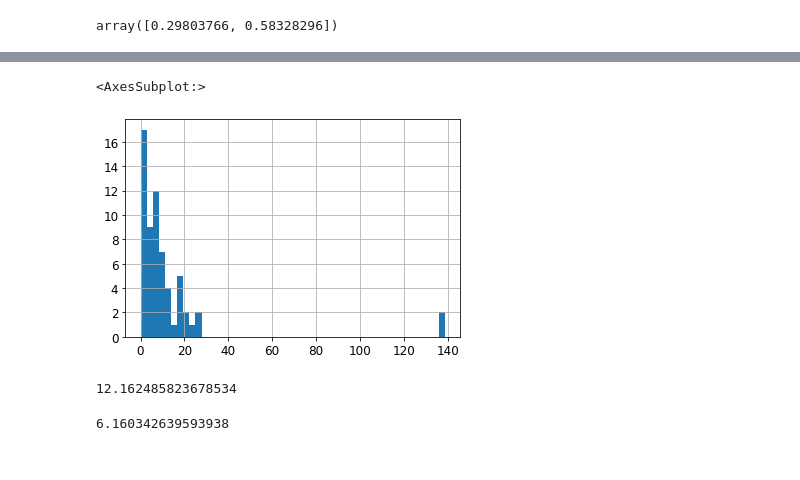
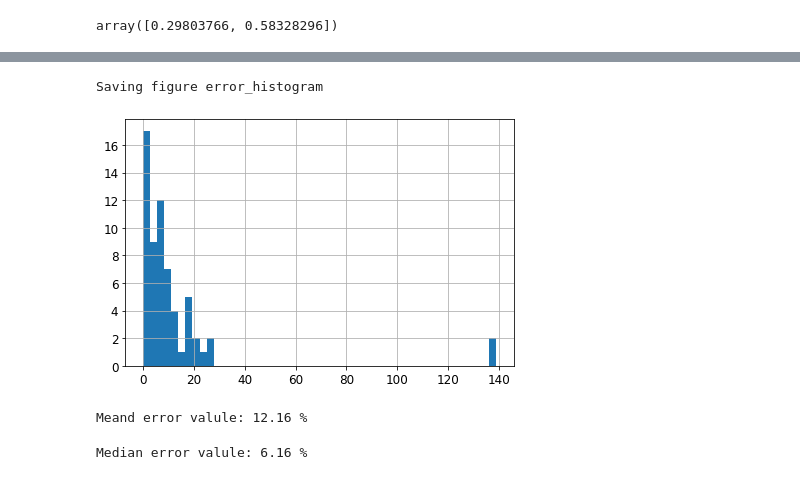
Before and after one commit to dujest/yacht-resistance, a Jupyter notebook: yacht_resistance_prediction.ipynb, the cells around one changed output, grey strips where cells are left out. Drawn from its saved outputs; the diff is of its cells as text; code cells hidden in the pictures.

Commit message:
error table updated

```diff
--- a/yacht_resistance_prediction.ipynb
+++ b/yacht_resistance_prediction.ipynb
@@ -782,13 +776,14 @@ pd.DataFrame(error_table, columns=["Predicted values", "Correct values", "Error
 # %%
 error_percentage.hist(bins=50)
+save_fig("error_histogram")
 # %% [output]
-<AxesSubplot:>
+Saving figure error_histogram
-[figure, old version]
+[figure, new version]
-# %%
-error_percentage.mean()
-# %% [output]
-12.162485823678534
-# %%
-error_percentage.median()
-# %% [output]
-6.160342639593938
+# %%
+print("Meand error valule:", error_percentage.mean().round(2), "%")
+# %% [output]
+Meand error valule: 12.16 %
+# %%
+print("Median error valule:", error_percentage.median().round(2), "%")
+# %% [output]
+Median error valule: 6.16 %
```
Also changed, not shown: parts of 7 cells of this notebook.
